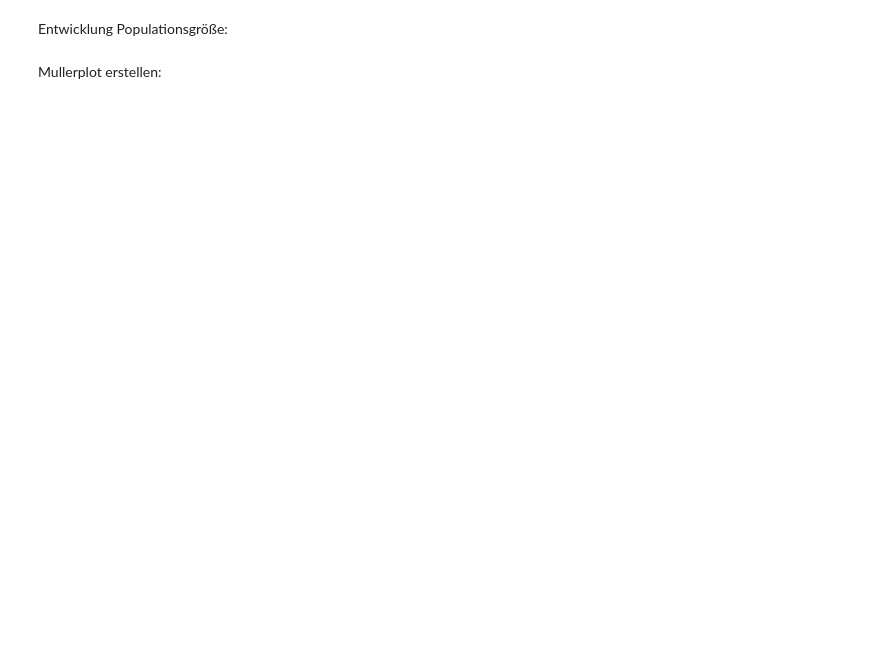
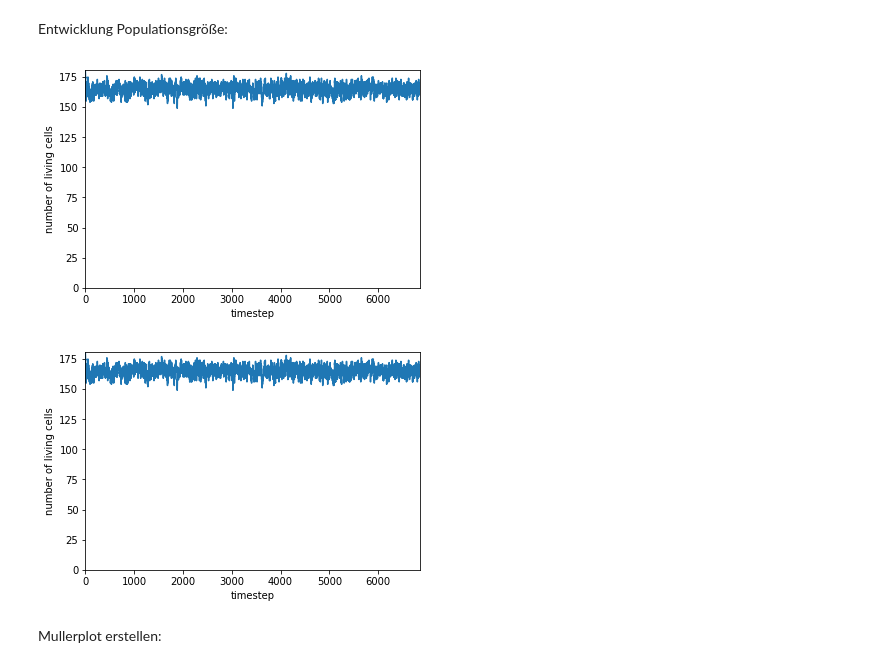
Before and after one commit to sisyga/biolgca, a Jupyter notebook: analysis.ipynb, the cells around one changed output. Drawn from its saved outputs; the diff is of its cells as text; code cells hidden in the pictures; blank space fills up the shorter version.

```diff
--- a/analysis.ipynb
+++ b/analysis.ipynb
@@ -32,8 +35,12 @@ entropies(propst, order=1, plot=True)
 # %% [markdown]
 Entwicklung Populationsgröße:
 # %%
-%matplotlib notebook
-plot_popsize(propst, save=saving_plots)
+# %matplotlib notebook
+plot_popsize(props, save=saving_plots)
+plot_popsize(offs, save=saving_plots, off=True)
+# %% [output]
+[figure, added]
+[figure, added]
 # %% [markdown]
 Mullerplot erstellen:
 # %%
```
Also changed, not shown: parts of 3 cells of this notebook, 2 other files.
